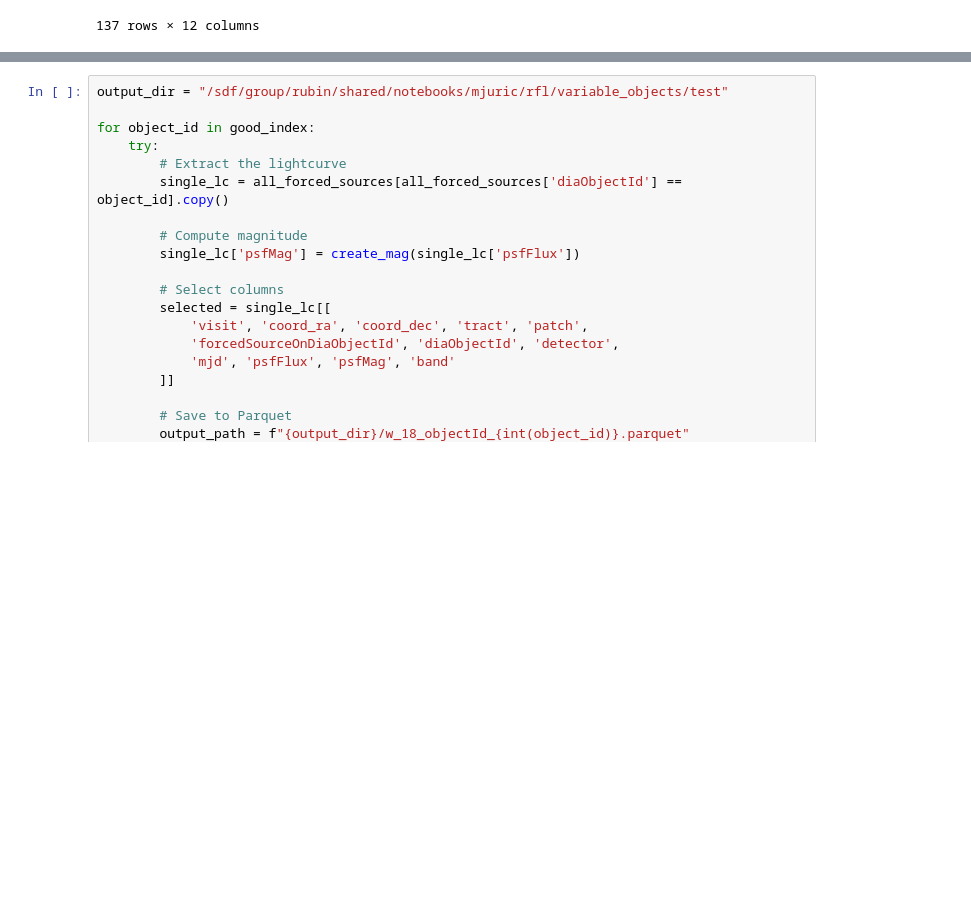
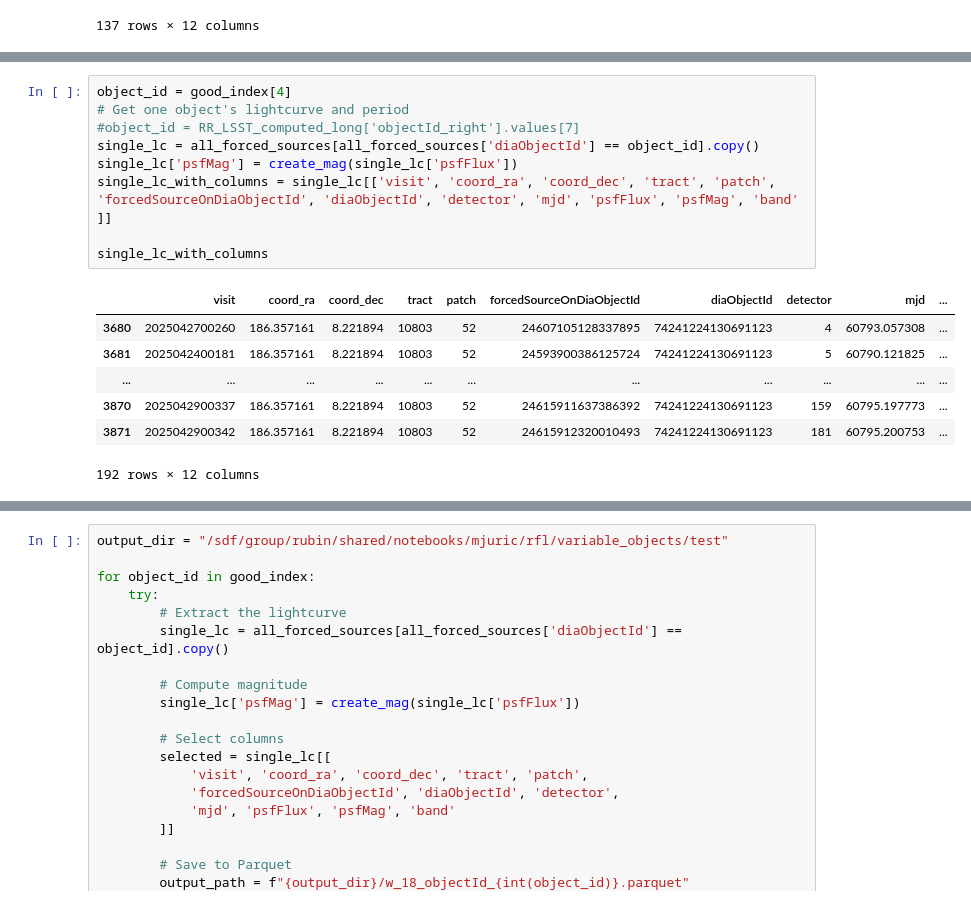
Before and after one commit to lsst-sitcom/notebooks_dia, a Jupyter notebook: GAIA_RRL_May_2025.ipynb, the cells around one changed output, grey strips where cells are left out. Saved outputs shown, nothing was run; the diff lists cells and outputs as text; blank space fills up the shorter version.

```diff
--- a/GAIA_RRL_May_2025.ipynb
+++ b/GAIA_RRL_May_2025.ipynb
@@ -615,0 +838,17 @@ single_lc_with_columns
+# %%
+object_id = good_index[4]
+# Get one object's lightcurve and period
+#object_id = RR_LSST_computed_long['objectId_right'].values[7]
+single_lc = all_forced_sources[all_forced_sources['diaObjectId'] == object_id].copy()
+single_lc['psfMag'] = create_mag(single_lc['psfFlux'])
+single_lc_with_columns = single_lc[['visit', 'coord_ra', 'coord_dec', 'tract', 'patch', 'forcedSourceOnDiaObjectId', 'diaObjectId', 'detector', 'mjd', 'psfFlux', 'psfMag', 'band' ]]
+
+single_lc_with_columns
+# %% [output]
+|  | visit | coord_ra | coord_dec | tract | patch | forcedSourceOnDiaObjectId | diaObjectId | detector | mjd | ... |
+| 3680 | 2025042700260 | 186.357161 | 8.221894 | 10803 | 52 | 24607105128337895 | 74241224130691123 | 4 | 60793.057308 | ... |
+| 3681 | 2025042400181 | 186.357161 | 8.221894 | 10803 | 52 | 24593900386125724 | 74241224130691123 | 5 | 60790.121825 | ... |
+| ... | ... | ... | ... | ... | ... | ... | ... | ... | ... | ... |
+| 3870 | 2025042900337 | 186.357161 | 8.221894 | 10803 | 52 | 24615911637386392 | 74241224130691123 | 159 | 60795.197773 | ... |
+| 3871 | 2025042900342 | 186.357161 | 8.221894 | 10803 | 52 | 24615912320010493 | 74241224130691123 | 181 | 60795.200753 | ... |
+192 rows × 12 columns
```
Also changed, not shown: parts of 17 cells of this notebook.
